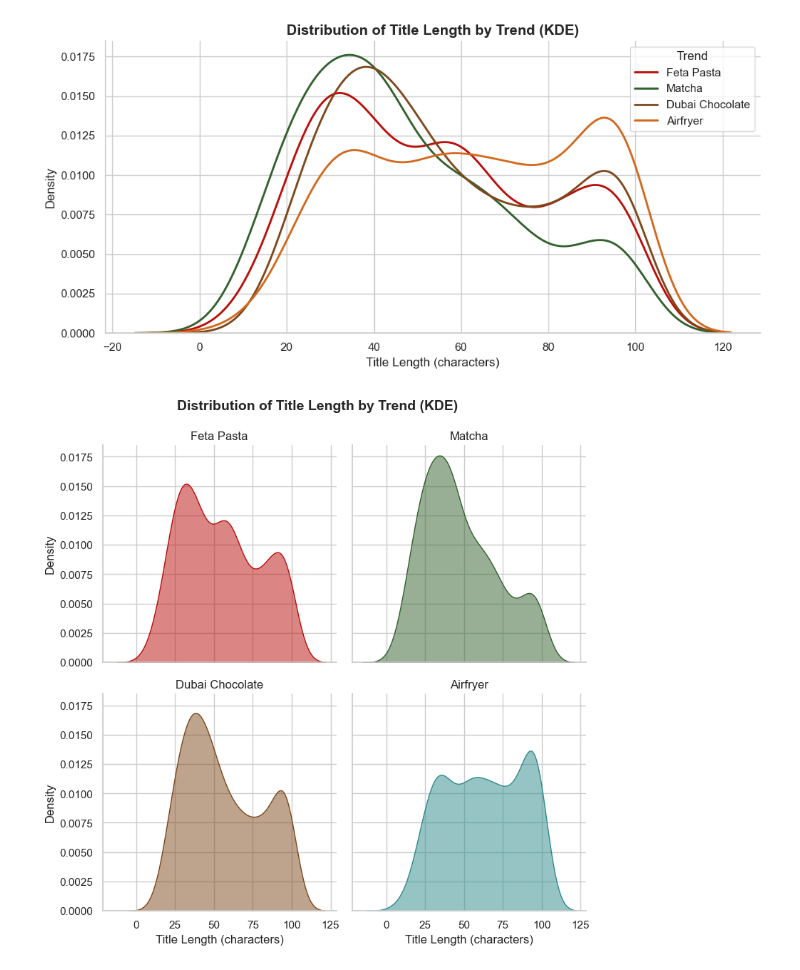
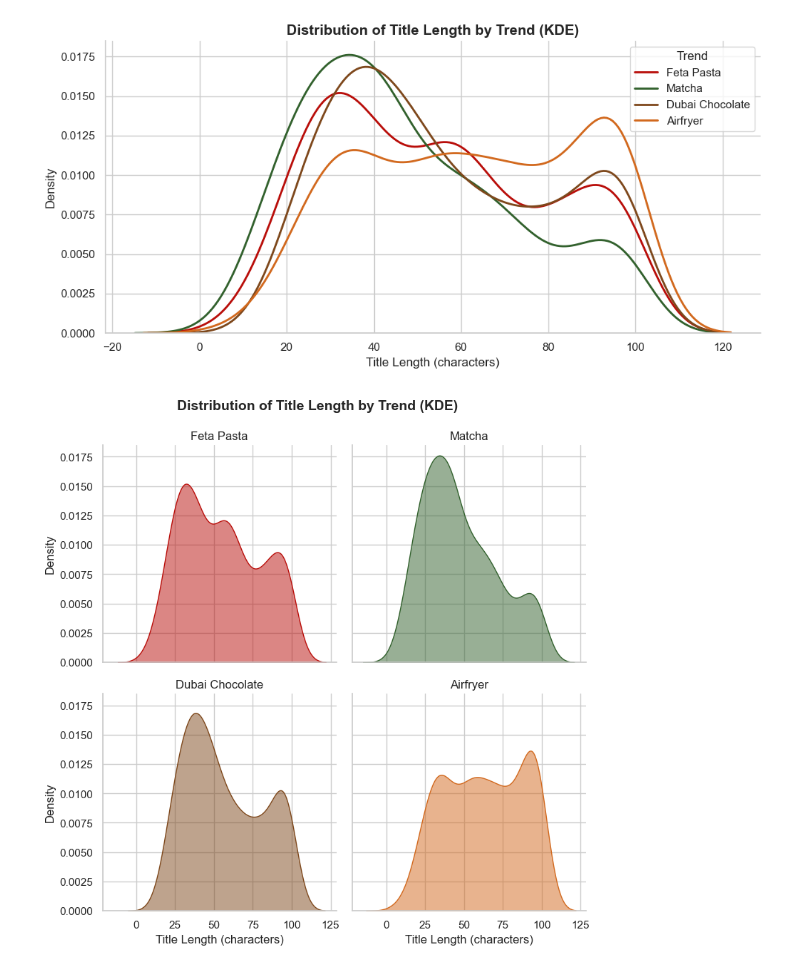
Before and after one commit to kzumreen/FoodTrendsPrediction, a Jupyter notebook: youtubedata.ipynb, the cells around one changed output. Cells and saved outputs as stored; diff of their text form; code cells hidden in the pictures.

Commit message:
forgot to make changes to few plots

```diff
--- a/youtubedata.ipynb
+++ b/youtubedata.ipynb
@@ -419,34 +419,34 @@ plt.show()
 # %%
 g = sns.FacetGrid(
     df,
     col='Trend_ID',
     hue='Trend_ID',
     col_wrap=2,
     height=4,
     sharex=True,
     sharey=True,
     palette={
         'feta-pasta':'#B90E0A',
         'matcha':'#32612D',
         'dubai-chocolate':'#7E481C',
-        'airfryer':'#2E8B8B'
+        'airfryer':'#D2691E'
     }
 )
 
 g.map_dataframe(sns.kdeplot, x='title_length', fill=True, alpha=0.5, bw_adjust=1.0)
 g.set_titles(col_template='{col_name}')          # <- keep the template as-is
 g.set_axis_labels('Title Length (characters)', 'Density')
 
 # Post-process titles: replace hyphens and title-case
 for ax in g.axes.flat:
     ax.set_title(ax.get_title().replace('-', ' ').title())
 
 plt.subplots_adjust(top=0.9)
 g.fig.suptitle('Distribution of Title Length by Trend (KDE)', fontsize=14, weight='bold')
 sns.despine()
 plt.show()
 # %% [output]
-[figure, old version]
+[figure, new version]
 # %%
 #Top Performing Videos
 
```
Also changed, not shown: parts of 4 cells of this notebook.
